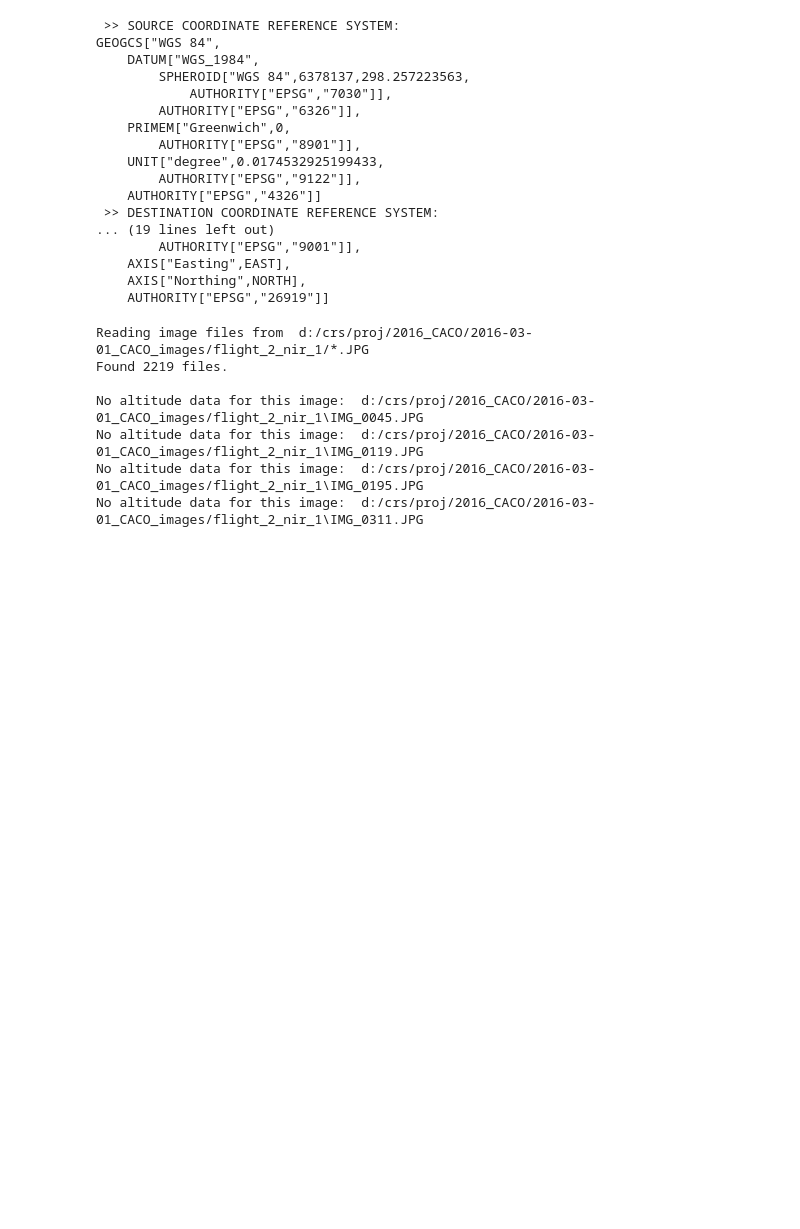
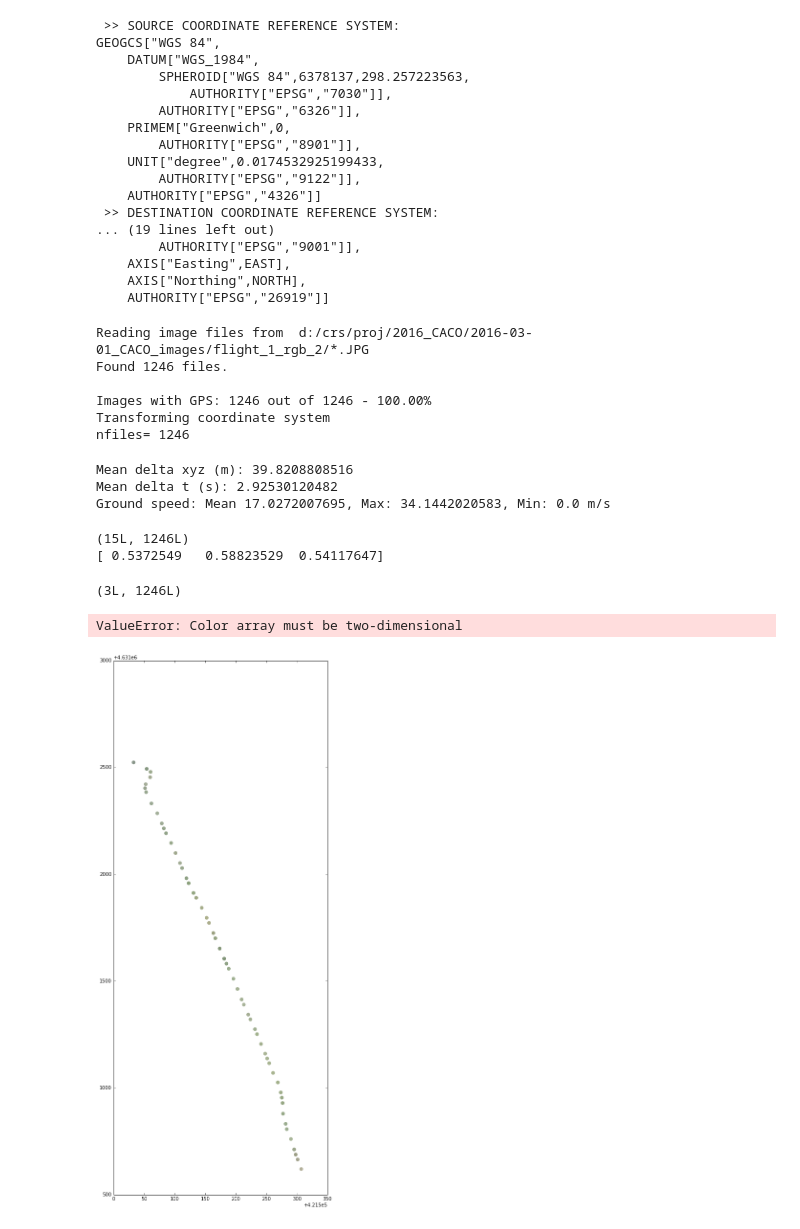
Before and after one commit to csherwood-usgs/IPython_notebook_examples, a Jupyter notebook: exif2track.ipynb, the cells around one changed output. Drawn from its saved outputs; the diff is of its cells as text; code cells hidden in the pictures; blank space fills up the shorter version.

Commit message:
.csv file ok, but plot errors with color should be 2d

```diff
--- a/exif2track.ipynb
+++ b/exif2track.ipynb
@@ -271,9 +271,9 @@ def transformCoordinateSystem(files):
 # input arguments
 
 #imdir='flight_1_rgb_1'
-#imdir='flight_1_rgb_2'
+imdir='flight_1_rgb_2'
 #imdir='flight_2_rgb_1'
-imdir='flight_2_nir_1'
+#imdir='flight_2_nir_1'
 #imdir='testdir'
 
 #tdir = '/home/csherwood/crs/proj/2016_CACO/2016-3-1_raptormaps_cape_cod/'
@@ -306,27 +306,41 @@ print 'Mean delta xyz (m):',np.mean(dist)
 print 'Mean delta t (s):',np.mean(dt)
 speed = dist/(dt+eps)
 print('Ground speed: Mean {0}, Max: {1}, Min: {2} m/s\n'.format(np.mean(speed), np.max(speed), np.min(speed)))
-
-%matplotlib notebook
-# plot UTM x,y with average image color
-ss = np.ones_like(x[1,:])*20.
-fig,ax = plt.subplots(figsize=(8,20))
-for i in range(len(x[0,:])):
-    ax.scatter(x[8,i],x[9,i],s=60,c=rgb[:,i],edgecolors='none')
-
-plt.xlabel('Easting (m)')
-plt.ylabel('Northing (m)')
-plt.title(imdir)
-plt.xlim(420600,422200)
-plt.ylim(4630000,4634000)
-plt.gca().set_aspect('equal', adjustable='box')
-plt.draw()
-plt.savefig(tdir+imdir+'track.png')
 # %% [output]
-Reading image files from  d:/crs/proj/2016_CACO/2016-03-01_CACO_images/flight_2_nir_1/*.JPG
-Found 2219 files.
+Reading image files from  d:/crs/proj/2016_CACO/2016-03-01_CACO_images/flight_1_rgb_2/*.JPG
+Found 1246 files.
 
-No altitude data for this image:  d:/crs/proj/2016_CACO/2016-03-01_CACO_images/flight_2_nir_1\IMG_0045.JPG
-No altitude data for this image:  d:/crs/proj/2016_CACO/2016-03-01_CACO_images/flight_2_nir_1\IMG_0119.JPG
-No altitude data for this image:  d:/crs/proj/2016_CACO/2016-03-01_CACO_images/flight_2_nir_1\IMG_0195.JPG
-No altitude data for this image:  d:/crs/proj/2016_CACO/2016-03-01_CACO_images/flight_2_nir_1\IMG_0311.JPG
+Images with GPS: 1246 out of 1246 - 100.00%
+Transforming coordinate system
+nfiles= 1246
+Mean delta xyz (m): 39.8208808516
+Mean delta t (s): 2.92530120482
+Ground speed: Mean 17.0272007695, Max: 34.1442020583, Min: 0.0 m/s
+# %%
+# %matplotlib notebook
+# plot UTM x,y with average image color
+print np.shape(fp)
+rgb = fp[12:15,:]
+print rgb[:,0]
+# %% [output]
+(15L, 1246L)
+[ 0.5372549   0.58823529  0.54117647]
+# %%
+ss = np.ones_like(fp[1,:])*20.
+print np.shape(rgb)
+fig,ax = plt.subplots(figsize=(8,20))
+for i in range(len(fp[0,:])):
+    ax.scatter(fp[8,i],fp[9,i],s=60,c=rgb[:,i],edgecolors='none')
+
+plt.xlabel('Easting (m)')
+plt.ylabel('Northing (m)')
+plt.title(imdir)
+plt.xlim(420600,422200)
+plt.ylim(4630000,4634000)
+plt.gca().set_aspect('equal', adjustable='box')
+plt.draw()
+plt.savefig(tdir+imdir+'track.png')
+# %% [output]
+(3L, 1246L)
+ValueError: Color array must be two-dimensional
+[figure, added]
```
